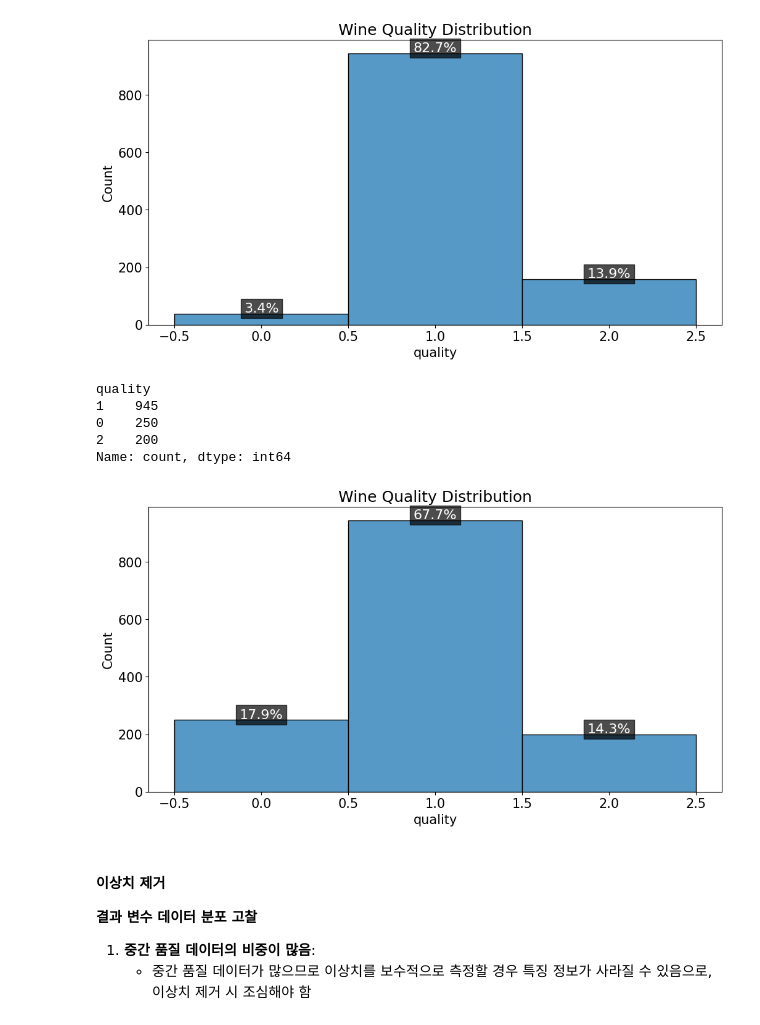
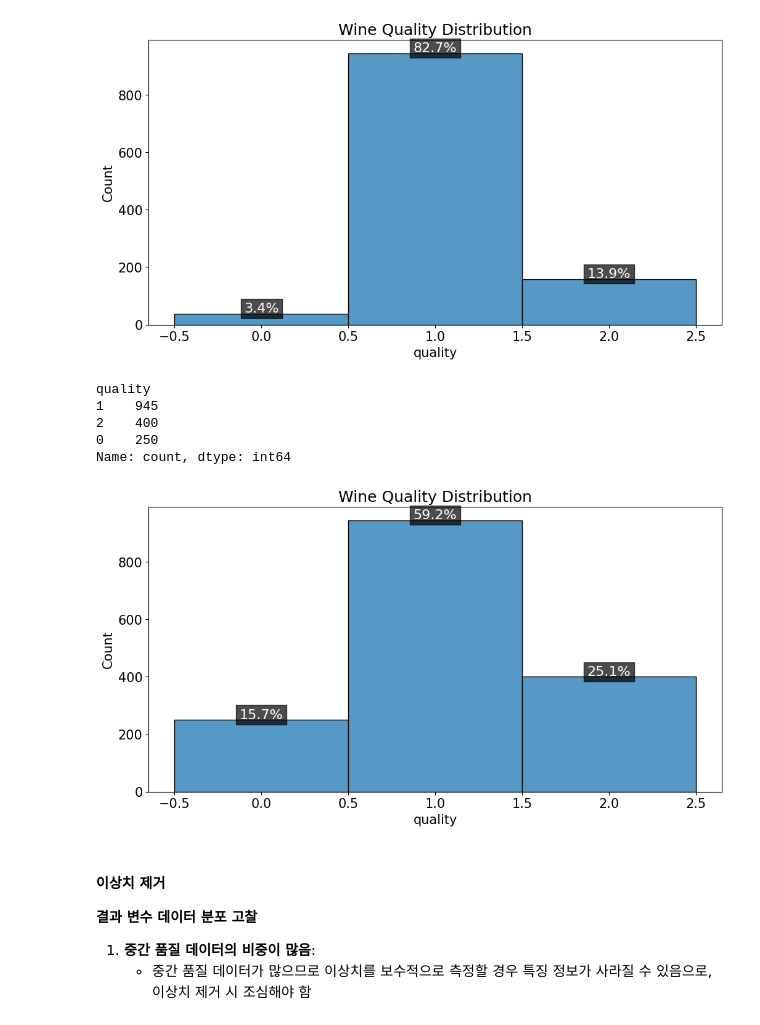
Before and after one commit to Park-Jongmun/DGU-MLDL, a Jupyter notebook: Final Project [박종문].ipynb, the cells around one changed output. Cells and saved outputs as stored; diff of their text form; code cells hidden in the pictures.

```diff
--- a/Final Project [박종문].ipynb
+++ b/Final Project [박종문].ipynb
@@ -212,27 +214,27 @@ Name: count, dtype: int64
 # %%
 # 소수 0 클래스 오버샘플링
 df_minority_oversampled = df_data[df_data['quality'] == 0].sample(250, replace=True)
 df_data = pd.concat([df_data[df_data['quality'] != 0], df_minority_oversampled])
 # 소수 2 클래스 오버샘플링
-df_minority_oversampled = df_data[df_data['quality'] == 2].sample(200, replace=True)
+df_minority_oversampled = df_data[df_data['quality'] == 2].sample(400, replace=True)
 df_data = pd.concat([df_data[df_data['quality'] != 2], df_minority_oversampled])
 print(df_data['quality'].value_counts())
 
 # 범주화 결과 확인
 plt.figure(figsize=(12, 6)); ax = sns.histplot(df_data, x='quality', discrete=True) ## 히스토그램 생성
 plt.title('Wine Quality Distribution') ## 제목 설정
 for p in ax.patches: ## 각 막대에 대한 비율 계산 및 표시
     height = p.get_height(); total = len(df_data); percent = (height / total) * 100 ## 플롯 설정
     ax.text(p.get_x() + p.get_width() / 2., height + 5, f'{round(percent, 1)}%', ha="center", ## 텍스트 추가
             fontsize=16, color='white', bbox=dict(facecolor='black', edgecolor='black', alpha=0.7))
 plt.show()
 # %% [output]
 quality
 1    945
+2    400
 0    250
-2    200
 Name: count, dtype: int64
-[figure, old version]
+[figure, new version]
 # %% [markdown]
 #### 이상치 제거
 
```
Also changed, not shown: parts of 7 cells of this notebook.
